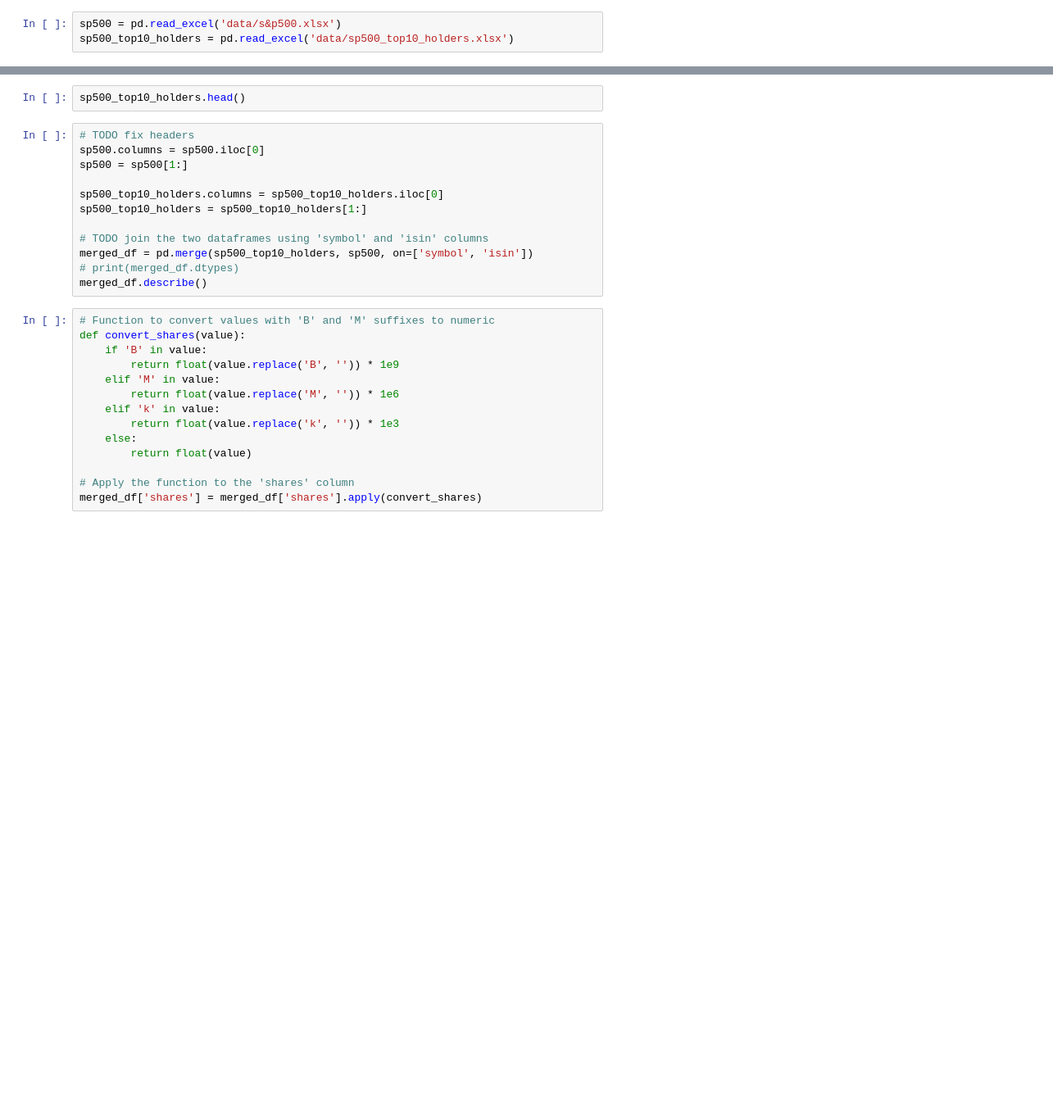
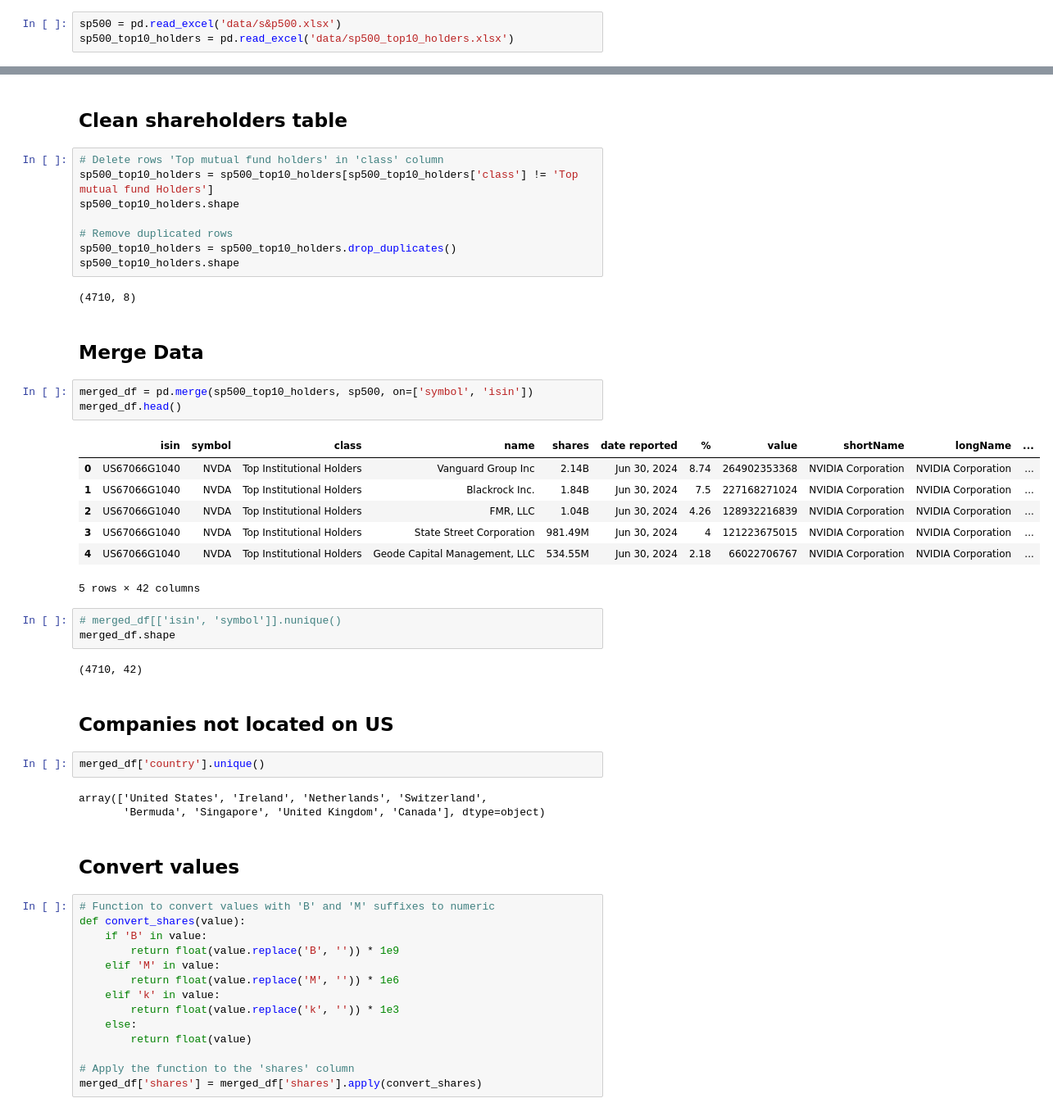
Before and after one commit to GuiPereira77/taim2425-infovis-SP500, a Jupyter notebook: notebook.ipynb, the cells around one changed output, grey strips where cells are left out. Shown at 82% size. Drawn from its saved outputs; the diff is of its cells as text; blank space fills up the shorter version.

Commit message:
clean shareholders table

```diff
--- a/notebook.ipynb
+++ b/notebook.ipynb
@@ -10,17 +27,42 @@ sp500.head()
-# %%
-sp500_top10_holders.head()
-# %%
-# TODO fix headers
-sp500.columns = sp500.iloc[0]
-sp500 = sp500[1:]
-
-sp500_top10_holders.columns = sp500_top10_holders.iloc[0]
-sp500_top10_holders = sp500_top10_holders[1:]
-
-# TODO join the two dataframes using 'symbol' and 'isin' columns
-merged_df = pd.merge(sp500_top10_holders, sp500, on=['symbol', 'isin'])
-# print(merged_df.dtypes)
-merged_df.describe()
+# %% [markdown]
+## Clean shareholders table
+# %%
+# Delete rows 'Top mutual fund holders' in 'class' column
+sp500_top10_holders = sp500_top10_holders[sp500_top10_holders['class'] != 'Top mutual fund Holders']
+sp500_top10_holders.shape
+
+# Remove duplicated rows
+sp500_top10_holders = sp500_top10_holders.drop_duplicates()
+sp500_top10_holders.shape
+# %% [output]
+(4710, 8)
+# %% [markdown]
+## Merge Data
+# %%
+merged_df = pd.merge(sp500_top10_holders, sp500, on=['symbol', 'isin'])
+merged_df.head()
+# %% [output]
+|  | isin | symbol | class | name | shares | date reported | % | value | shortName | longName | ... |
+| 0 | US67066G1040 | NVDA | Top Institutional Holders | Vanguard Group Inc | 2.14B | Jun 30, 2024 | 8.74 | 264902353368 | NVIDIA Corporation | NVIDIA Corporation | ... |
+| 1 | US67066G1040 | NVDA | Top Institutional Holders | Blackrock Inc. | 1.84B | Jun 30, 2024 | 7.5 | 227168271024 | NVIDIA Corporation | NVIDIA Corporation | ... |
+| 2 | US67066G1040 | NVDA | Top Institutional Holders | FMR, LLC | 1.04B | Jun 30, 2024 | 4.26 | 128932216839 | NVIDIA Corporation | NVIDIA Corporation | ... |
+| 3 | US67066G1040 | NVDA | Top Institutional Holders | State Street Corporation | 981.49M | Jun 30, 2024 | 4 | 121223675015 | NVIDIA Corporation | NVIDIA Corporation | ... |
+| 4 | US67066G1040 | NVDA | Top Institutional Holders | Geode Capital Management, LLC | 534.55M | Jun 30, 2024 | 2.18 | 66022706767 | NVIDIA Corporation | NVIDIA Corporation | ... |
+5 rows × 42 columns
+# %%
+# merged_df[['isin', 'symbol']].nunique()
+merged_df.shape
+# %% [output]
+(4710, 42)
+# %% [markdown]
+## Companies not located on US
+# %%
+merged_df['country'].unique()
+# %% [output]
+array(['United States', 'Ireland', 'Netherlands', 'Switzerland',
+       'Bermuda', 'Singapore', 'United Kingdom', 'Canada'], dtype=object)
+# %% [markdown]
+## Convert values
 # %%
 # Function to convert values with 'B' and 'M' suffixes to numeric
 def convert_shares(value):
```
Also changed, not shown: parts of 5 cells of this notebook.
